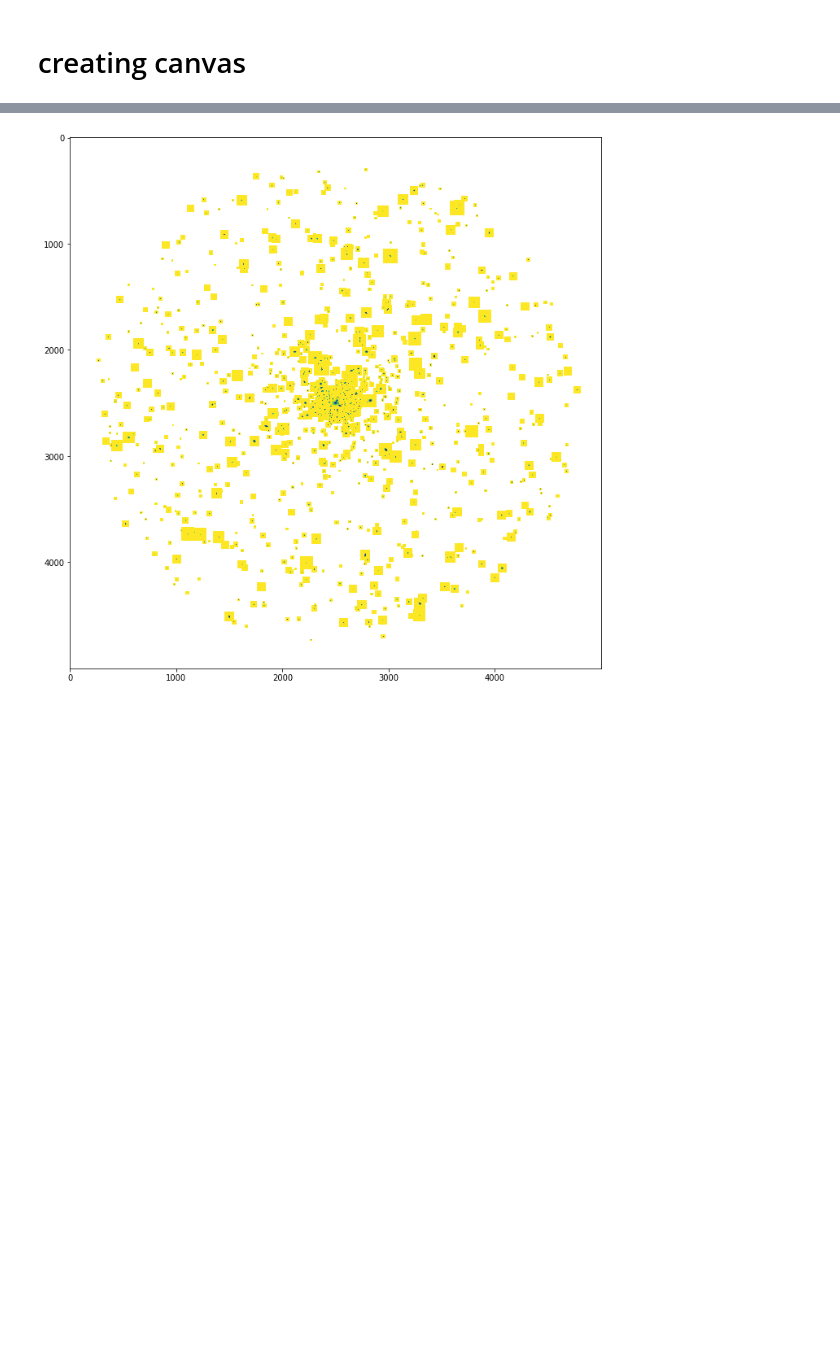
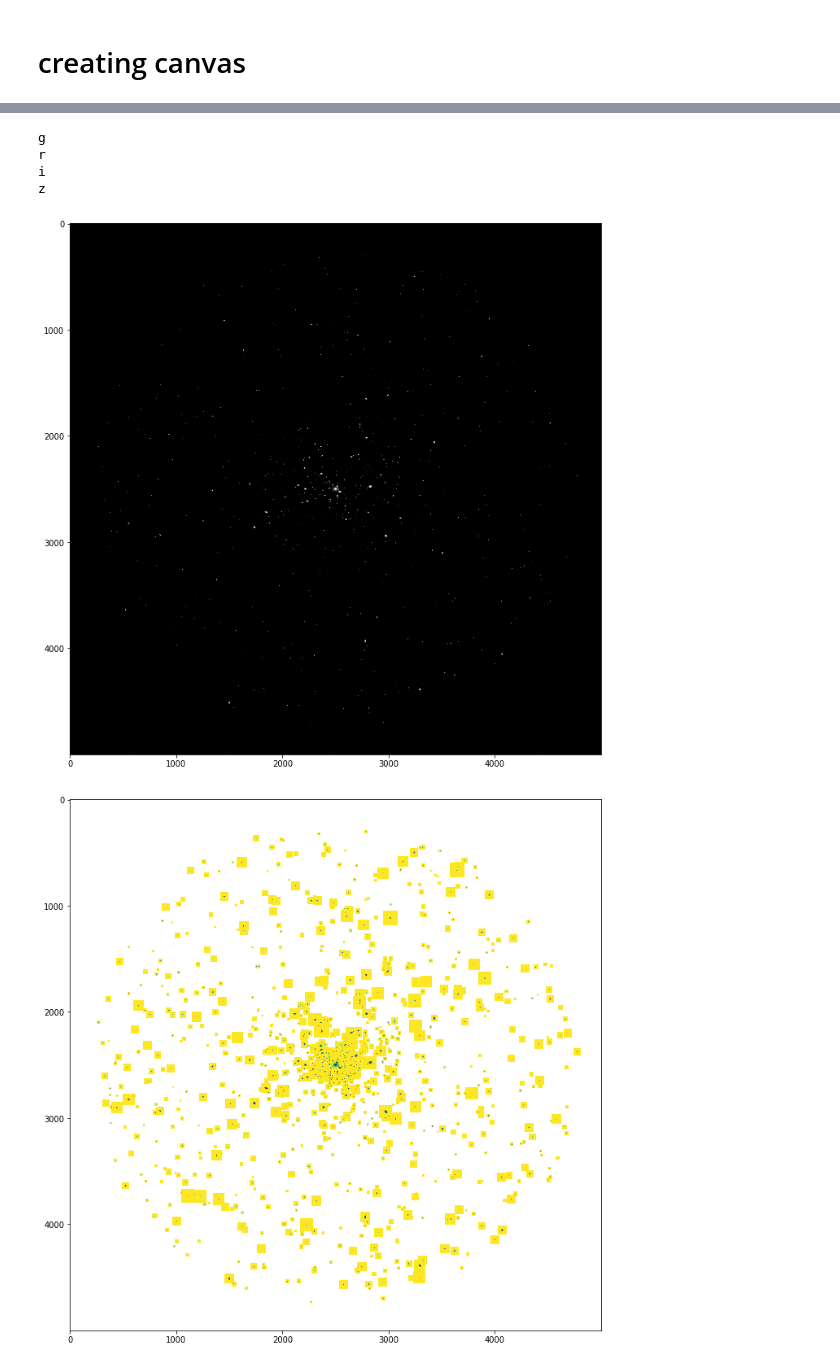
Before and after one commit to vargatn/synthetic, a Jupyter notebook: notebooks/galsim/Galsim_Mock_generator_v02.ipynb, the cells around one changed output, grey strips where cells are left out. Drawn from its saved outputs; the diff is of its cells as text; code cells hidden in the pictures; blank space fills up the shorter version.

```diff
--- a/notebooks/galsim/Galsim_Mock_generator_v02.ipynb
+++ b/notebooks/galsim/Galsim_Mock_generator_v02.ipynb
@@ -41 +53,63 @@ gal_image = galsim.ImageF(canvas_size, canvas_size, scale=pixel_scale)
+# %%
+def draw_image(canvas, catalog, band='g'):
+    for i in np.arange(len(catalog)):
+        bdf_pars = np.zeros(7)
+        bdf_pars[2] = catalog["G1"][i]
+        bdf_pars[3] = catalog["G2"][i]
+        bdf_pars[4] = catalog["TSIZE"][i]
+        bdf_pars[5] = catalog["FRACDEV"][i]
+        bdf_pars[6] = catalog["FLUX_" +band.upper()][i]
+        galmaker = ngmix.gmix.GMixBDF(bdf_pars)
+        gs_profile = galmaker.make_galsim_object()
+        final_gal = galsim.Convolve([psf, gs_profile])
+        stamp_size = final_gal.getGoodImageSize(pixel_scale)
+
+        xx = catalog['X'][i] - 2500.
+        yy = catalog['Y'][i] - 2500.
+
+
+
+        x_cen = np.floor(xx)
+        y_cen = np.floor(yy)
+
+        offset = (xx - x_cen, yy - y_cen)
+        b = galsim.BoundsI(x_cen - stamp_size / 2+1  , x_cen + stamp_size/ 2,
+                           y_cen - stamp_size / 2 +1,  y_cen + stamp_size / 2)
+        sub_gal_image = canvas[b]
+        final_gal.drawImage(sub_gal_image, offset=offset, add_to_image=True)
+#         print(canvas[b].array.min(), canvas[b].array.mean())
+    return canvas
+# %%
+for i, band in enumerate(["g", 'r', 'i', 'z']):
+    ud = galsim.UniformDeviate(31415926 + i)
+    noise = galsim.GaussianNoise(ud, sigma=0.1)
+    print(band)
+
+    canvas = galsim.ImageF(canvas_size, canvas_size, scale=pixel_scale)
+    canvas.addNoise(noise)
+    canvas = draw_image(canvas, catalog_cluster, band=band)
+    fio.write("image_" + band + ".fits", canvas.array)
+# %% [output]
+g
+r
+i
+z
+# %%
+ud = galsim.UniformDeviate(31415926)
+noise = galsim.GaussianNoise(ud, sigma=0.1)
+# %%
+canvas = galsim.ImageF(canvas_size, canvas_size, scale=pixel_scale)
+# %%
+canvas.addNoise(noise)
+canvas = draw_image(canvas, catalog_cluster, band="g")
+# %%
+fig = plt.figure(figsize=(12, 12))
+ax = fig.add_subplot(111)
+cc = canvas.array
+ax.imshow(np.arcsinh(cc) / cc, cmap=plt.cm.gray_r)
+# ax.imshow(canvas.array)
+
+fig.savefig('cluster_only_test_G.png', dpi=300)
+# %% [output]
+[figure, added]
 # %%
```
Also changed, not shown: parts of 7 cells of this notebook, 2 other files.
